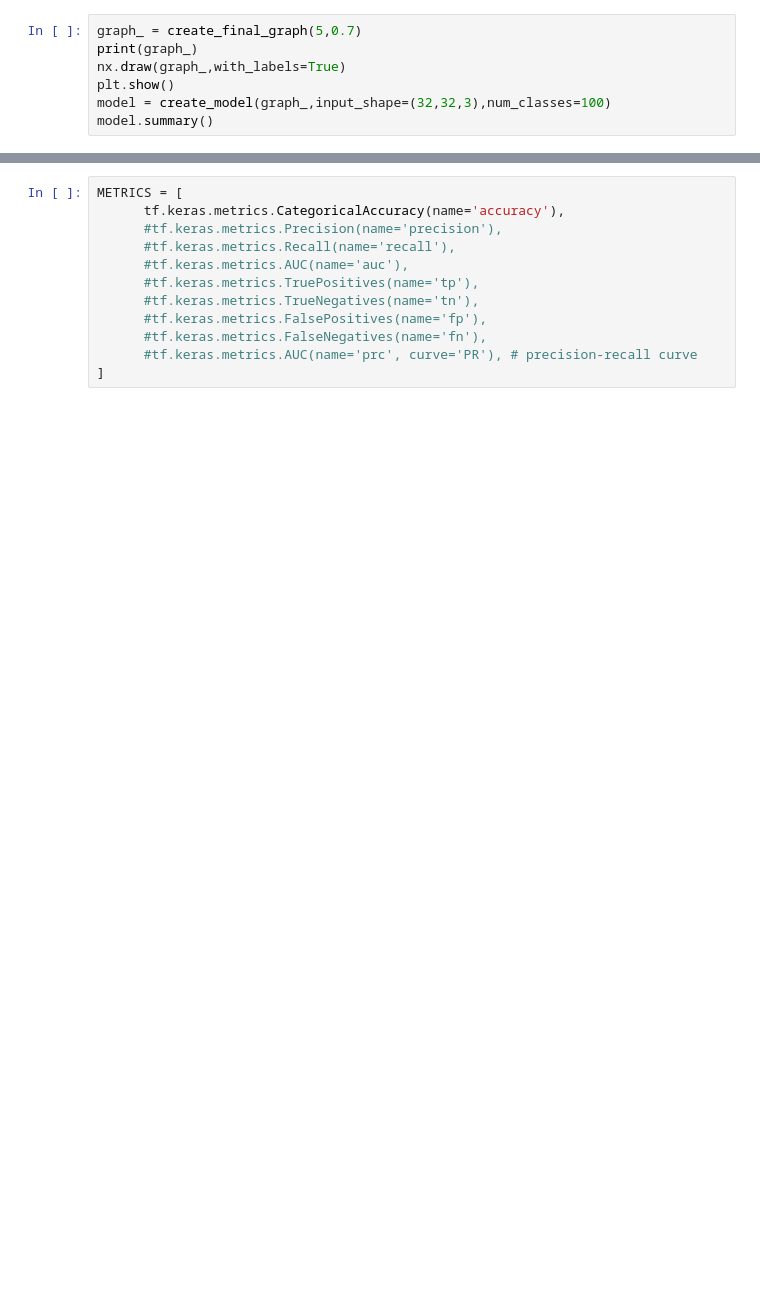
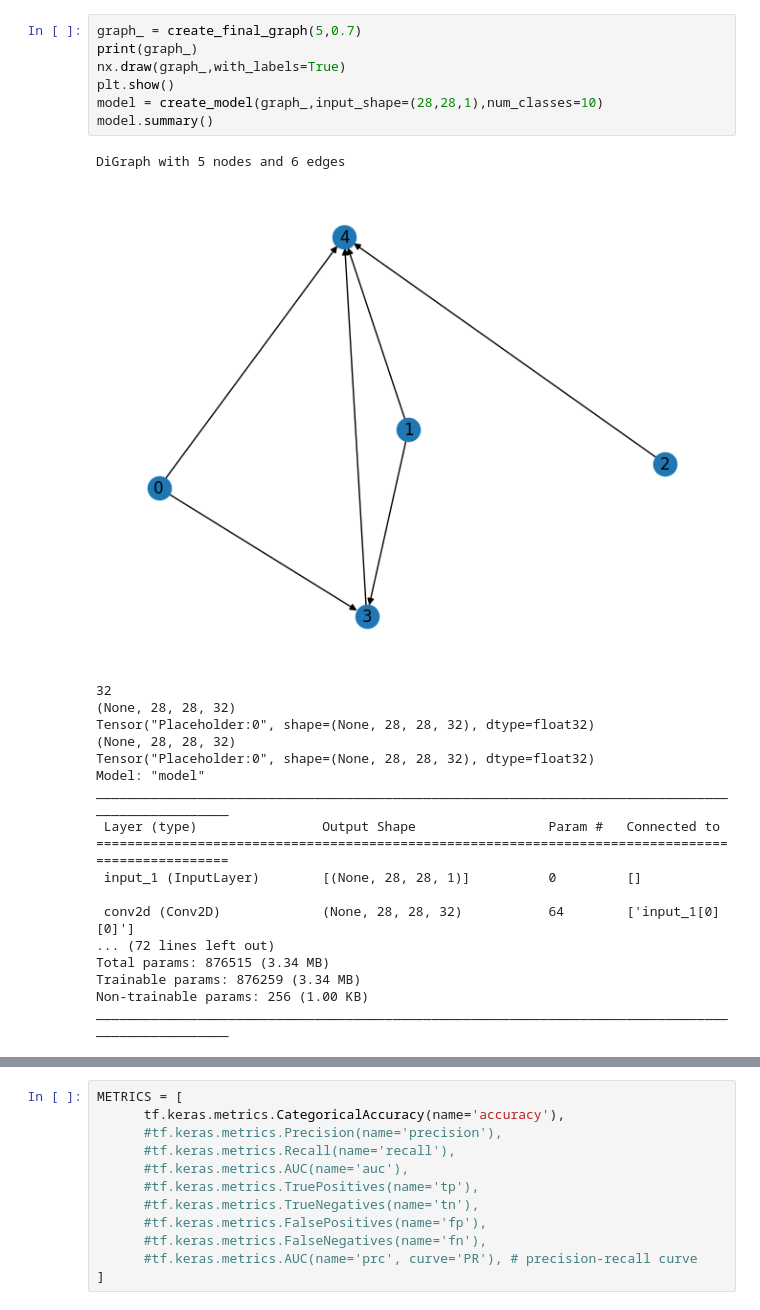
Before and after one commit to SigireddyBalasai/graph-cnn, a Jupyter notebook: main.ipynb, the cells around one changed output, grey strips where cells are left out. Cells and saved outputs as stored; diff of their text form; blank space fills up the shorter version.

```diff
--- a/main.ipynb
+++ b/main.ipynb
@@ -12,8 +22,28 @@ from IPython.display import clear_output
 # %%
 graph_ = create_final_graph(5,0.7)
 print(graph_)
 nx.draw(graph_,with_labels=True)
 plt.show()
-model = create_model(graph_,input_shape=(32,32,3),num_classes=100)
+model = create_model(graph_,input_shape=(28,28,1),num_classes=10)
 model.summary()
+# %% [output]
+DiGraph with 5 nodes and 6 edges
+[figure, added]
+32
+(None, 28, 28, 32)
+Tensor("Placeholder:0", shape=(None, 28, 28, 32), dtype=float32)
+(None, 28, 28, 32)
+Tensor("Placeholder:0", shape=(None, 28, 28, 32), dtype=float32)
+Model: "model"
+__________________________________________________________________________________________________
+ Layer (type)                Output Shape                 Param #   Connected to
+==================================================================================================
+ input_1 (InputLayer)        [(None, 28, 28, 1)]          0         []
+
+ conv2d (Conv2D)             (None, 28, 28, 32)           64        ['input_1[0][0]']
+... (72 lines left out)
+Total params: 876515 (3.34 MB)
+Trainable params: 876259 (3.34 MB)
+Non-trainable params: 256 (1.00 KB)
+__________________________________________________________________________________________________
 # %%
```
Also changed, not shown: parts of 8 cells of this notebook, 2 other files.
